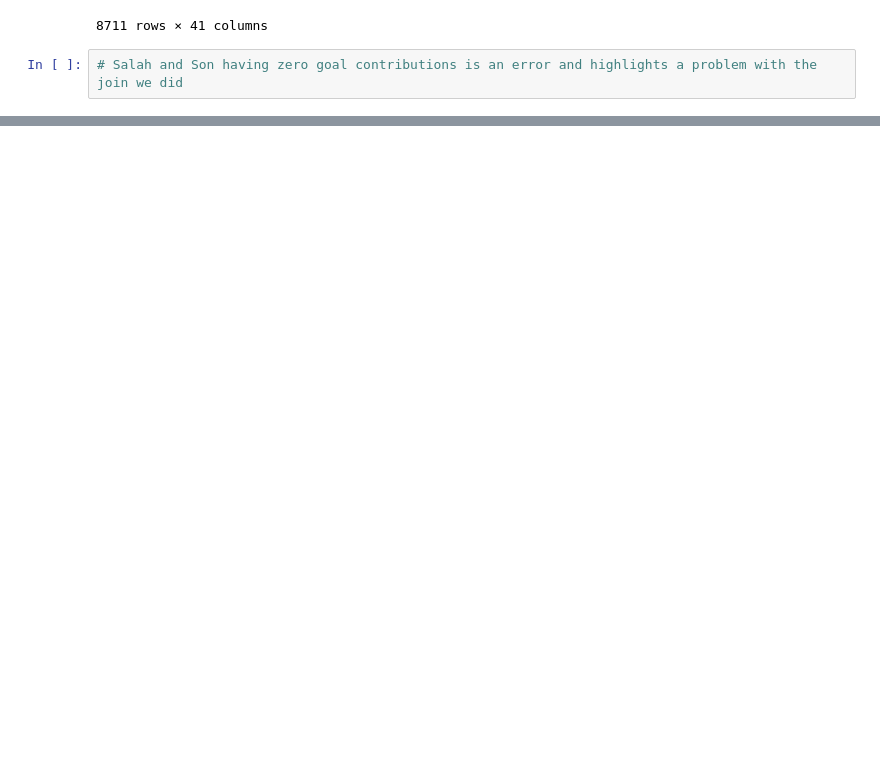
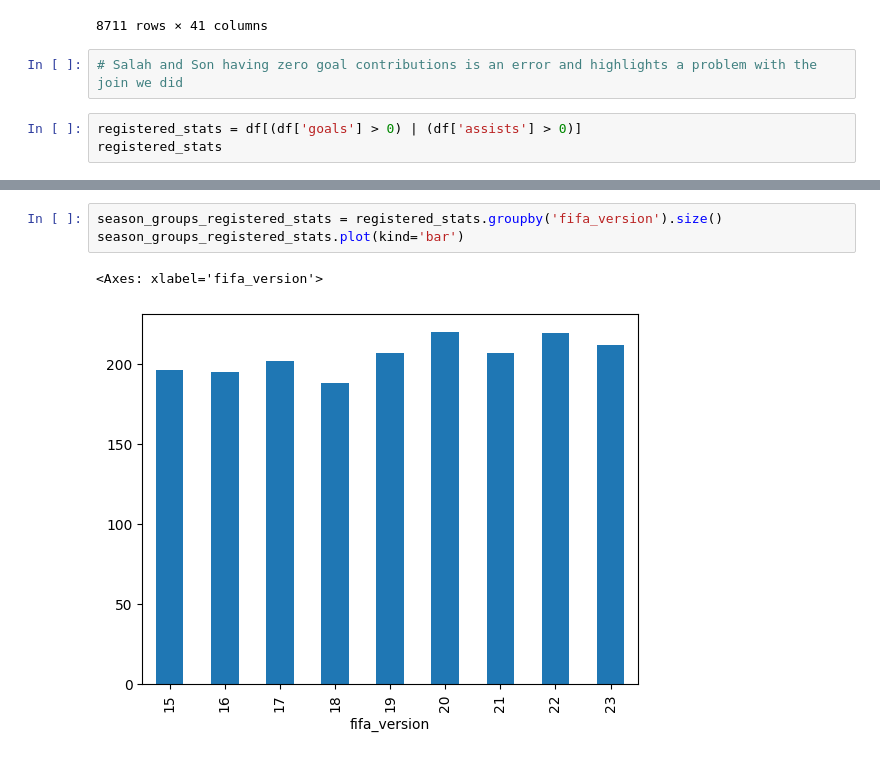
Before and after one commit to JonathonLeiding/fifa-score-analysis, a Jupyter notebook: jup_notebooks/exploratory_prem_analysis.ipynb, the cells around one changed output, grey strips where cells are left out. Saved outputs shown, nothing was run; the diff lists cells and outputs as text; blank space fills up the shorter version.

```diff
--- a/jup_notebooks/exploratory_prem_analysis.ipynb
+++ b/jup_notebooks/exploratory_prem_analysis.ipynb
@@ -58,3 +57,6 @@ df
 8711 rows × 41 columns
 # %%
 # Salah and Son having zero goal contributions is an error and highlights a problem with the join we did
+# %%
+registered_stats = df[(df['goals'] > 0) | (df['assists'] > 0)]
+registered_stats
@@ -60,0 +114,6 @@ df
+# %%
+season_groups_registered_stats = registered_stats.groupby('fifa_version').size()
+season_groups_registered_stats.plot(kind='bar')
+# %% [output]
+<Axes: xlabel='fifa_version'>
+[figure, added]
```
Also changed, not shown: parts of 13 cells of this notebook, 3 other files.
